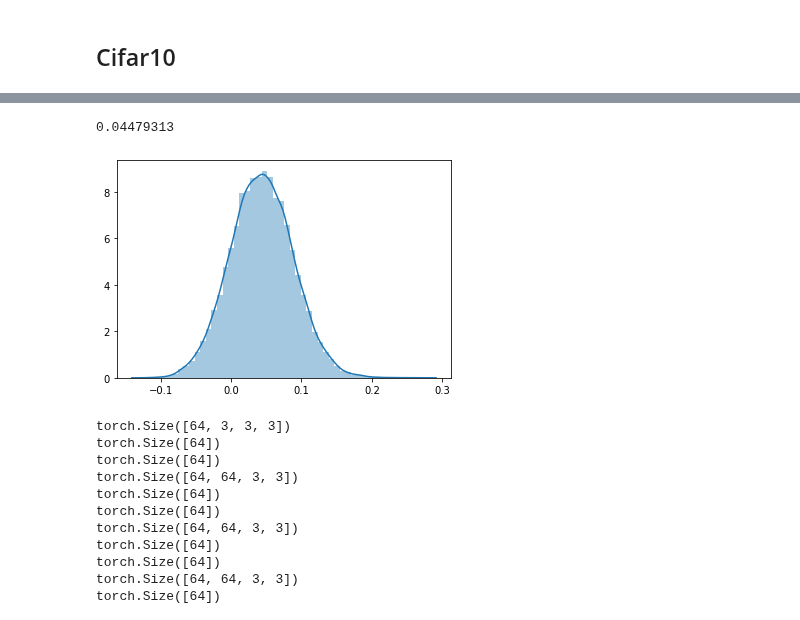
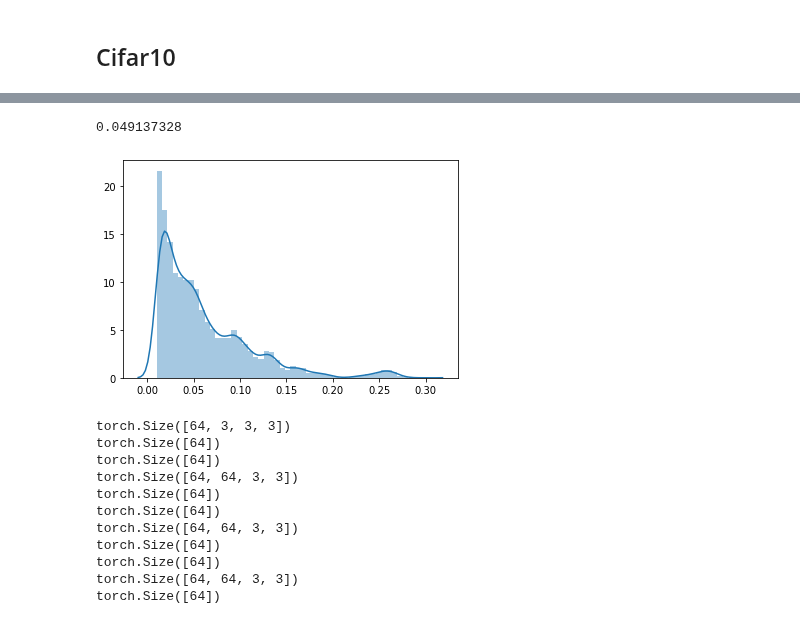
Before and after one commit to maxkvant/LinearizedNNs, a Jupyter notebook: notebooks/Myrtle10.ipynb, the cells around one changed output, grey strips where cells are left out. Saved outputs shown, nothing was run; the diff lists cells and outputs as text; code cells hidden in the pictures.

```diff
--- a/notebooks/Myrtle10.ipynb
+++ b/notebooks/Myrtle10.ipynb
@@ -144,22 +166,22 @@ device
 # %%
 model = Myrtle10(num_filters=128, groups=2).to(device)
 for batch_id, (X, y) in enumerate(train_loader):
   if batch_id > 20:
     break
   X, y = X.to(device), y.to(device)
   model.readout(X)
 
 _, (X, y) = next(enumerate(train_loader))
 X, y = X.to(device), y.to(device)
 
 
 output = model.readout(X).detach().cpu().numpy()
-sns.distplot(output.reshape(-1))
+sns.distplot(output[output > 1e-2].reshape(-1))
 
 np.std(output.reshape(-1))
 # %% [output]
-0.04479313
+0.049137328
-[figure, old version]
+[figure, new version]
 # %%
 from pytorch_impl.nns.utils import print_sizes
 
```
Also changed, not shown: parts of 10 cells of this notebook.
